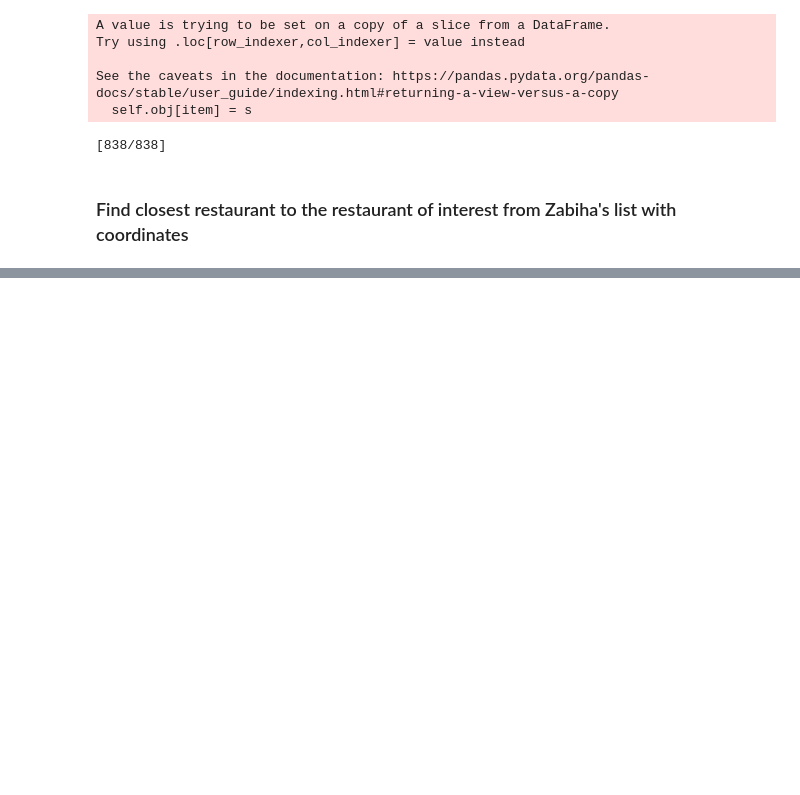
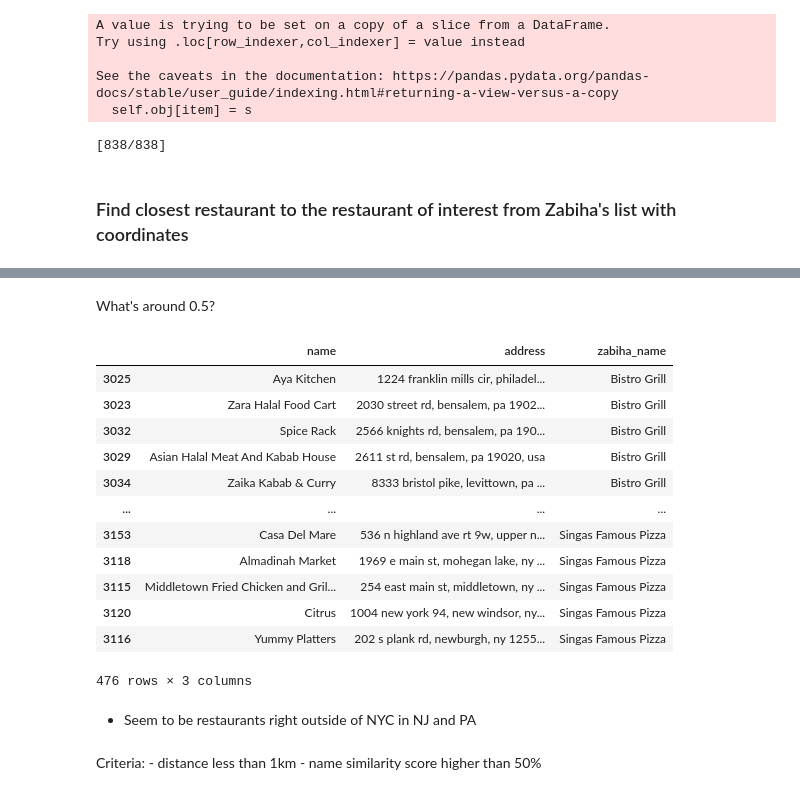
Before and after one commit to WAzaizeh/Halal_o_Meter, a Jupyter notebook: src/data/EDA/Yelp_EDA.ipynb, the cells around one changed output, grey strips where cells are left out. Drawn from its saved outputs; the diff is of its cells as text; code cells hidden in the pictures; blank space fills up the shorter version.

```diff
--- a/src/data/EDA/Yelp_EDA.ipynb
+++ b/src/data/EDA/Yelp_EDA.ipynb
@@ -278,0 +312,24 @@ Ariana
+# %% [markdown]
+What's around 0.5?
+# %%
+halal_df[(halal_df['similarity_score'] < 0.5) & (halal_df['distance'] < 100)][['name', 'address', 'zabiha_name']]
+# %% [output]
+|  | name | address | zabiha_name |
+| 3025 | Aya Kitchen | 1224 franklin mills cir, philadel... | Bistro Grill |
+| 3023 | Zara Halal Food Cart | 2030 street rd, bensalem, pa 1902... | Bistro Grill |
+| 3032 | Spice Rack | 2566 knights rd, bensalem, pa 190... | Bistro Grill |
+| 3029 | Asian Halal Meat And Kabab House | 2611 st rd, bensalem, pa 19020, usa | Bistro Grill |
+| 3034 | Zaika Kabab & Curry | 8333 bristol pike, levittown, pa ... | Bistro Grill |
+| ... | ... | ... | ... |
+| 3153 | Casa Del Mare | 536 n highland ave rt 9w, upper n... | Singas Famous Pizza |
+| 3118 | Almadinah Market | 1969 e main st, mohegan lake, ny ... | Singas Famous Pizza |
+| 3115 | Middletown Fried Chicken and Gril... | 254 east main st, middletown, ny ... | Singas Famous Pizza |
+| 3120 | Citrus | 1004 new york 94, new windsor, ny... | Singas Famous Pizza |
+| 3116 | Yummy Platters | 202 s plank rd, newburgh, ny 1255... | Singas Famous Pizza |
+476 rows × 3 columns
+# %% [markdown]
+- Seem to be restaurants right outside of NYC in NJ and PA
+# %% [markdown]
+Criteria:
+    - distance less than 1km
+    - name similarity score higher than 50%
```
Also changed, not shown: parts of 5 cells of this notebook, 1 other file.
